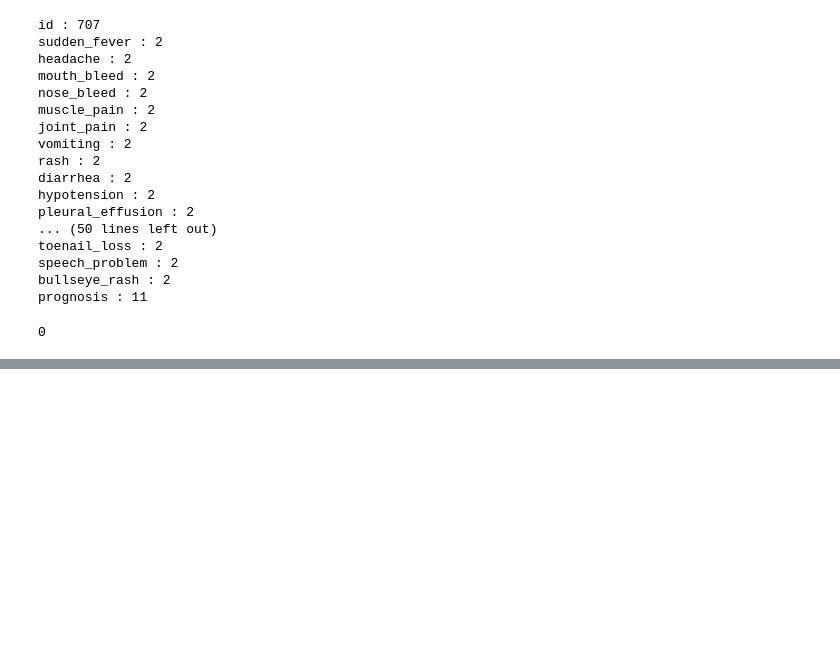
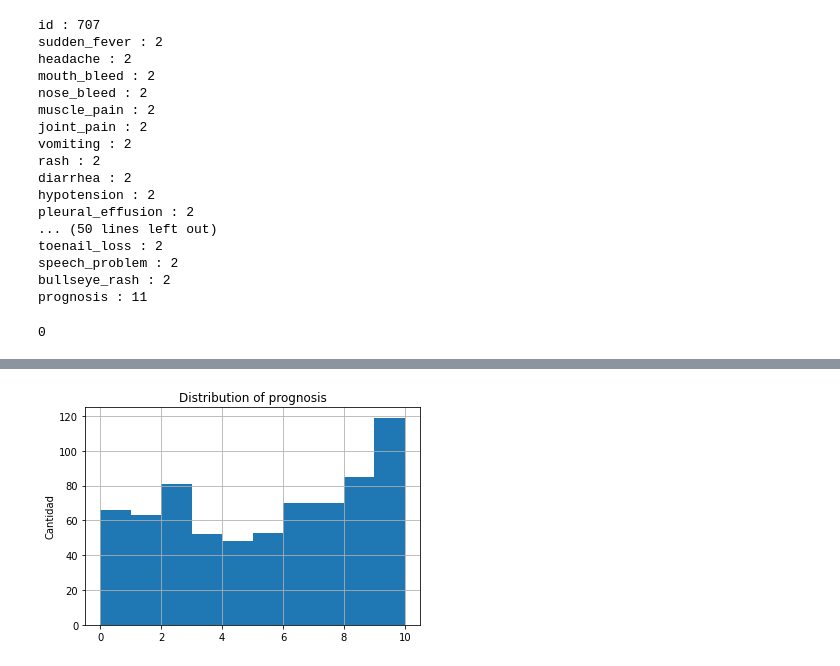
Before and after one commit to fruizg/ReconocimientoDePatrones, a Jupyter notebook: Challenges/Challenge3/Challenge3.ipynb, the cells around one changed output, grey strips where cells are left out. Drawn from its saved outputs; the diff is of its cells as text; code cells hidden in the pictures; blank space fills up the shorter version.

Commit message:
avance visualizacion

```diff
--- a/Challenges/Challenge3/Challenge3.ipynb
+++ b/Challenges/Challenge3/Challenge3.ipynb
@@ -167,0 +173,8 @@ df_new.head()
+# %%
+plt.hist(df_new['prognosis'])
+plt.title(('Distribution of ' +  'prognosis'))
+plt.grid()
+plt.ylabel("Cantidad")
+plt.show()
+# %% [output]
+[figure, added]
```
Also changed, not shown: parts of 7 cells of this notebook.
